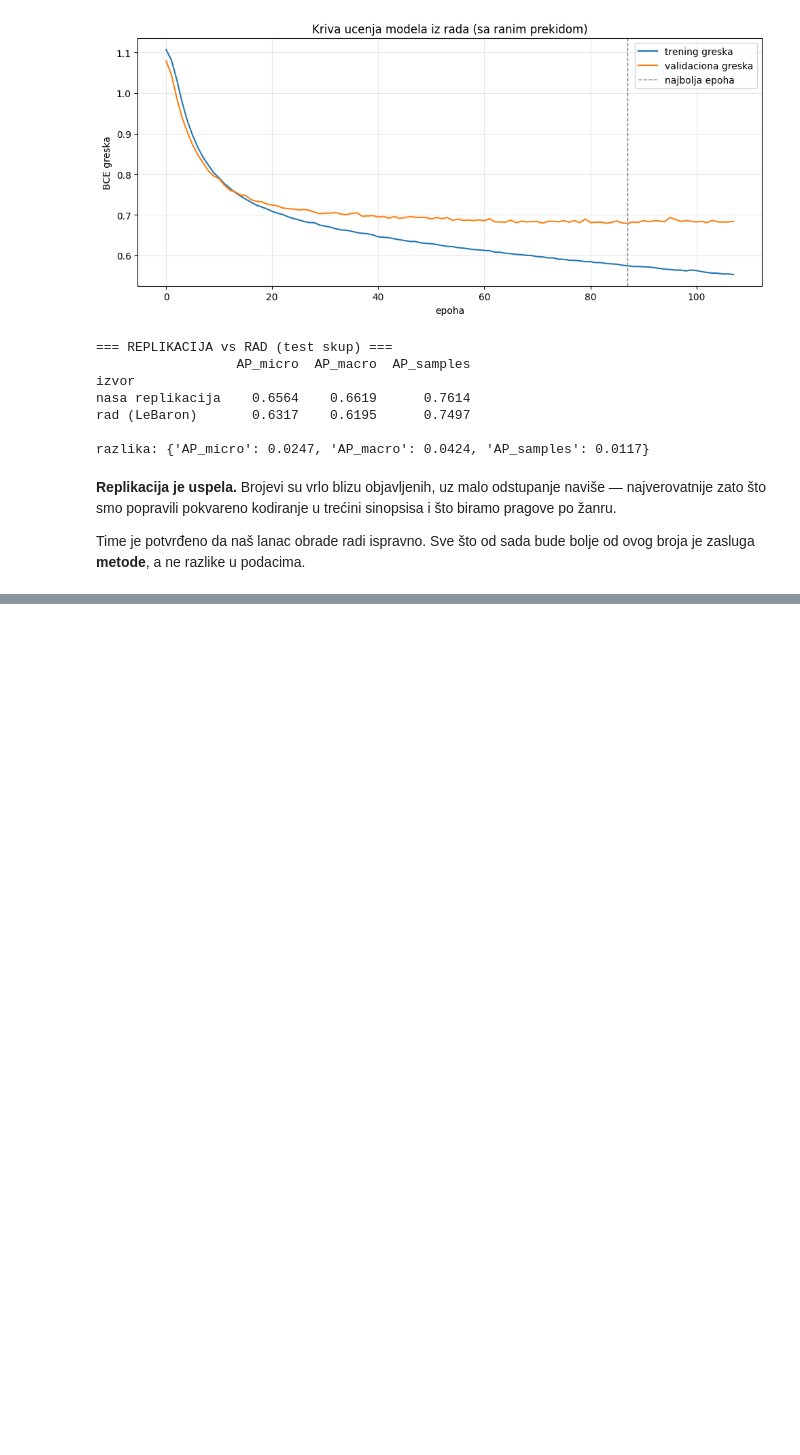
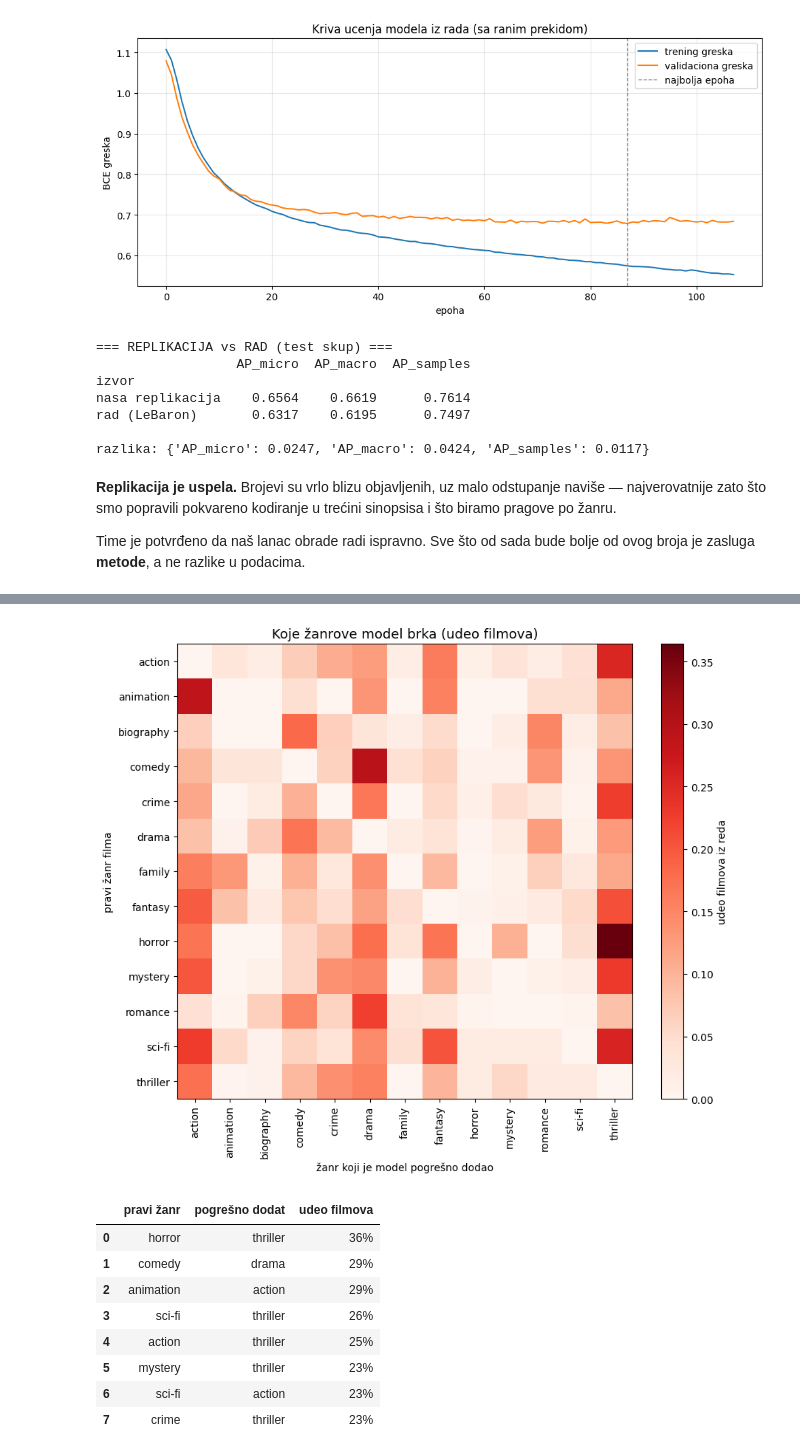
Before and after one commit to markobura/-Movie-Genre-Classification-using-Text-and-Image-Data, a Jupyter notebook: text_models.ipynb, the cells around one changed output, grey strips where cells are left out. Drawn from its saved outputs; the diff is of its cells as text; code cells hidden in the pictures; blank space fills up the shorter version.

```diff
--- a/text_models.ipynb
+++ b/text_models.ipynb
@@ -327,0 +510,43 @@ od ovog broja je zasluga **metode**, a ne razlike u podacima.
+# %%
+# Koje zanrove model brka.
+# Vrednost = UDEO filmova iz reda kojima je model pogresno dodao zanr iz kolone.
+# Deli se brojem filmova u redu -- bez toga bi cesti zanrovi (drama se predvidi
+# 640 puta) svetleli svuda, prosto zato sto se cesto predvidjaju.
+predictions = (best_te >= best_thresholds).astype(int)
+
+M = np.zeros((len(GENRES), len(GENRES)))
+for i in range(len(GENRES)):
+    ima_zanr = y_test[:, i] == 1
+    for j in range(len(GENRES)):
+        if i != j:
+            pogresno = (predictions[ima_zanr, j] == 1) & (y_test[ima_zanr, j] == 0)
+            M[i, j] = pogresno.sum() / max(ima_zanr.sum(), 1)
+
+confusion_counts = pd.DataFrame(M, index=GENRES, columns=GENRES)
+
+fig, ax = plt.subplots(figsize=(9, 7.5))
+im = ax.imshow(confusion_counts, cmap="Reds")
+ax.set_xticks(range(len(GENRES))); ax.set_xticklabels(GENRES, rotation=90)
+ax.set_yticks(range(len(GENRES))); ax.set_yticklabels(GENRES)
+ax.set_xlabel("žanr koji je model pogrešno dodao")
+ax.set_ylabel("pravi žanr filma")
+ax.set_title("Koje žanrove model brka (udeo filmova)", fontsize=13)
+plt.colorbar(im, label="udeo filmova iz reda")
+plt.tight_layout()
+plt.show()
+
+confused_pairs = confusion_counts.stack().sort_values(ascending=False).head(8).reset_index()
+confused_pairs.columns = ["pravi žanr", "pogrešno dodat", "udeo filmova"]
+confused_pairs["udeo filmova"] = (confused_pairs["udeo filmova"] * 100).round(0).astype(int).astype(str) + "%"
+confused_pairs
+# %% [output]
+[figure, added]
+|  | pravi žanr | pogrešno dodat | udeo filmova |
+| 0 | horror | thriller | 36% |
+| 1 | comedy | drama | 29% |
+| 2 | animation | action | 29% |
+| 3 | sci-fi | thriller | 26% |
+| 4 | action | thriller | 25% |
+| 5 | mystery | thriller | 23% |
+| 6 | sci-fi | action | 23% |
+| 7 | crime | thriller | 23% |
```
Also changed, not shown: parts of 22 cells of this notebook.
